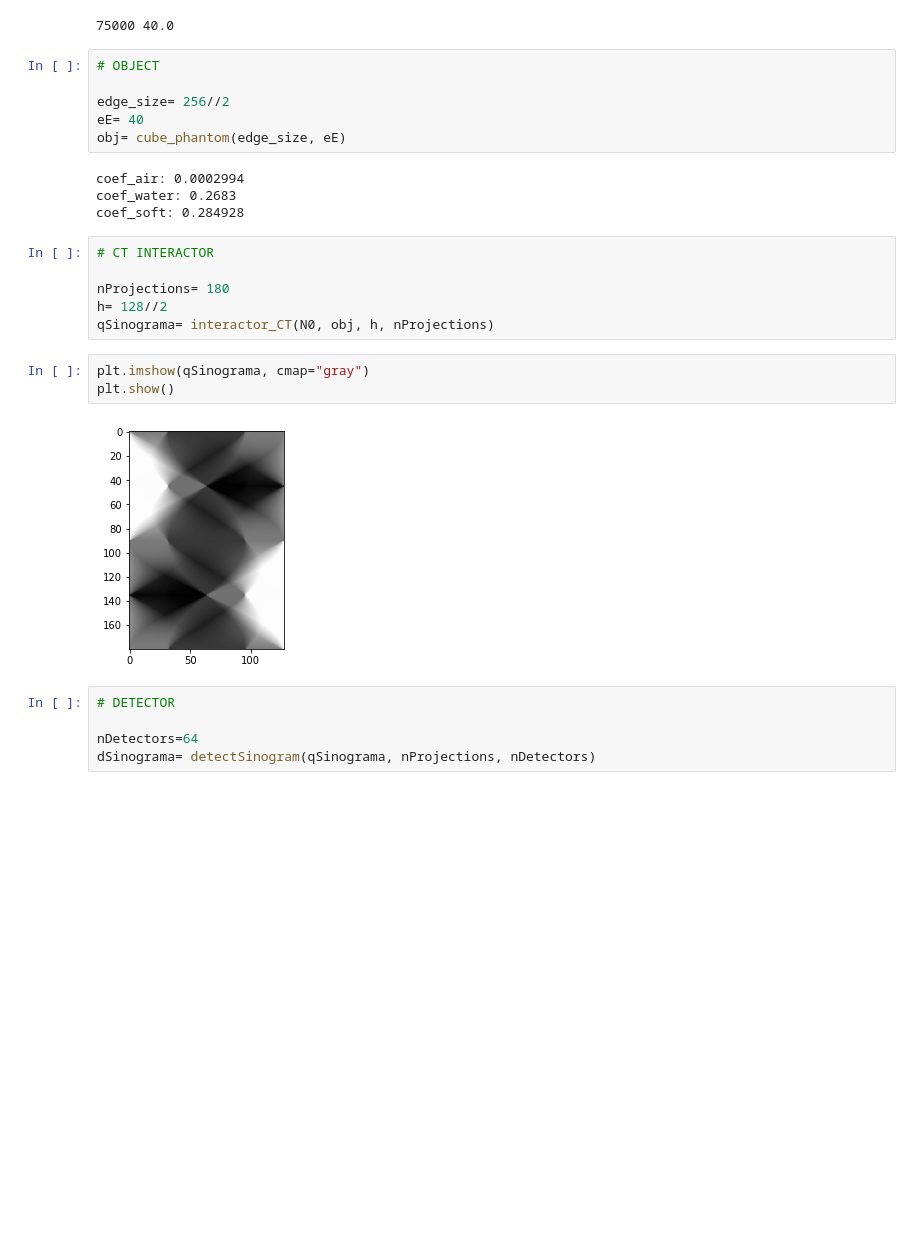
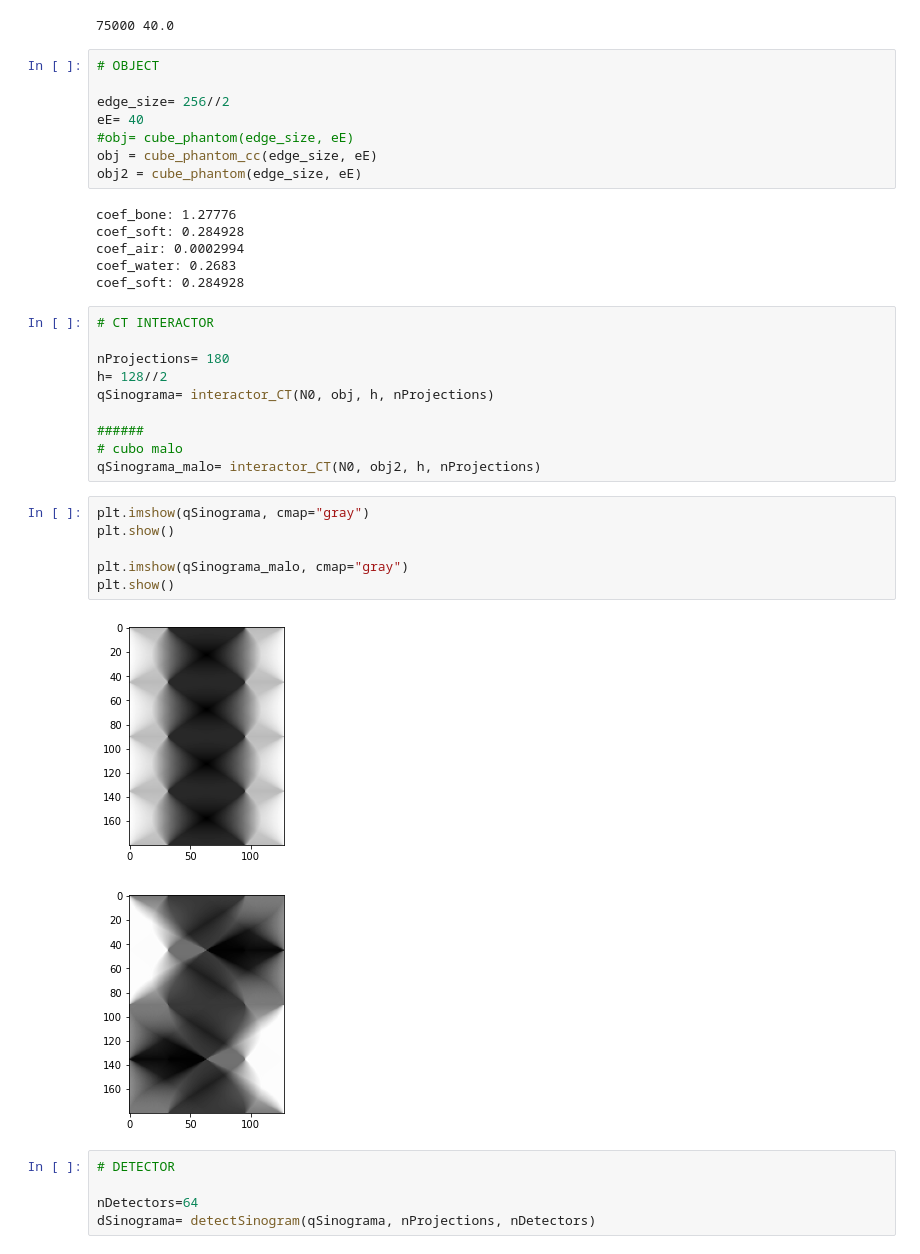
Before and after one commit to PAGF188/IBMA_Ejercicios, a Jupyter notebook: Ejercicio7/ejercicio7.ipynb, the cells around one changed output. Saved outputs shown, nothing was run; the diff lists cells and outputs as text; blank space fills up the shorter version.

```diff
--- a/Ejercicio7/ejercicio7.ipynb
+++ b/Ejercicio7/ejercicio7.ipynb
@@ -28,8 +28,12 @@ print(N0, eE)
 
 edge_size= 256//2
 eE= 40
-obj= cube_phantom(edge_size, eE)
+#obj= cube_phantom(edge_size, eE)
+obj = cube_phantom_cc(edge_size, eE)
+obj2 = cube_phantom(edge_size, eE)
 # %% [output]
+coef_bone: 1.27776
+coef_soft: 0.284928
 coef_air: 0.0002994
 coef_water: 0.2683
 coef_soft: 0.284928
@@ -39,11 +43,19 @@ coef_soft: 0.284928
 nProjections= 180
 h= 128//2
 qSinograma= interactor_CT(N0, obj, h, nProjections)
+
+######
+# cubo malo
+qSinograma_malo= interactor_CT(N0, obj2, h, nProjections)
 # %%
 plt.imshow(qSinograma, cmap="gray")
 plt.show()
+
+plt.imshow(qSinograma_malo, cmap="gray")
+plt.show()
 # %% [output]
-[figure, old version]
+[figure, new version]
+[figure, added]
 # %%
 # DETECTOR
 
```
Also changed, not shown: parts of 9 cells of this notebook, 7 other files.
